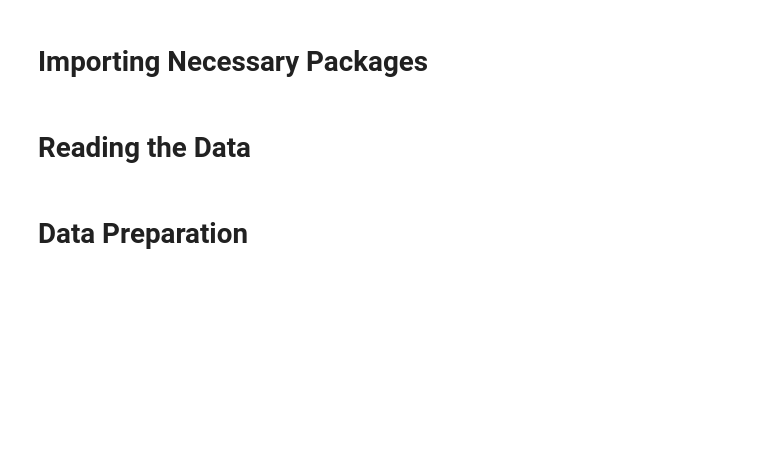
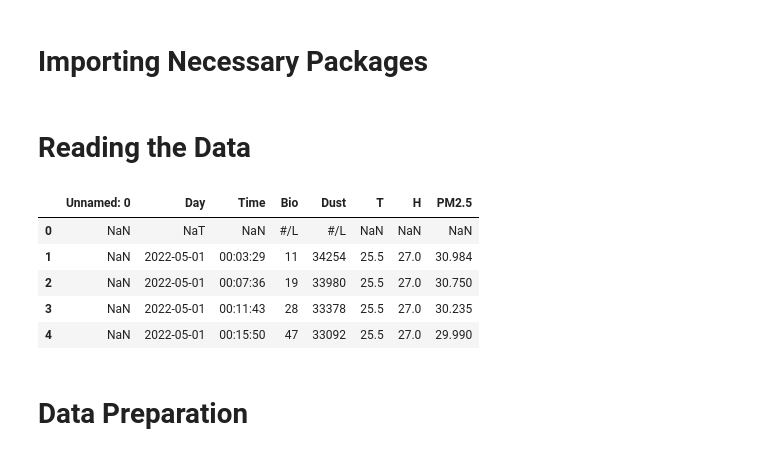
Before and after one commit to ImranNazir4/Data_Analysis_Projects, a Jupyter notebook: Indra_Coding_Tutorials/New folder/pm25.ipynb, the cells around one changed output. Cells and saved outputs as stored; diff of their text form; code cells hidden in the pictures; blank space fills up the shorter version.

```diff
--- a/Indra_Coding_Tutorials/New folder/pm25.ipynb
+++ b/Indra_Coding_Tutorials/New folder/pm25.ipynb
@@ -33,6 +33,15 @@ minmax_scaler=MinMaxScaler()
 df = pd.read_excel('(미디어에버) BioParticle Counter 6개월 측정 20230314.xlsx',
                    sheet_name='data',
                   header=1)
+# %%
+df.head()
+# %% [output]
+|  | Unnamed: 0 | Day | Time | Bio | Dust | T | H | PM2.5 |
+| 0 | NaN | NaT | NaN | #/L | #/L | NaN | NaN | NaN |
+| 1 | NaN | 2022-05-01 | 00:03:29 | 11 | 34254 | 25.5 | 27.0 | 30.984 |
+| 2 | NaN | 2022-05-01 | 00:07:36 | 19 | 33980 | 25.5 | 27.0 | 30.750 |
+| 3 | NaN | 2022-05-01 | 00:11:43 | 28 | 33378 | 25.5 | 27.0 | 30.235 |
+| 4 | NaN | 2022-05-01 | 00:15:50 | 47 | 33092 | 25.5 | 27.0 | 29.990 |
 # %% [markdown]
 # Data Preparation
 # %% [markdown]
```
Also changed, not shown: parts of 1 cell of this notebook, 1 other file.
